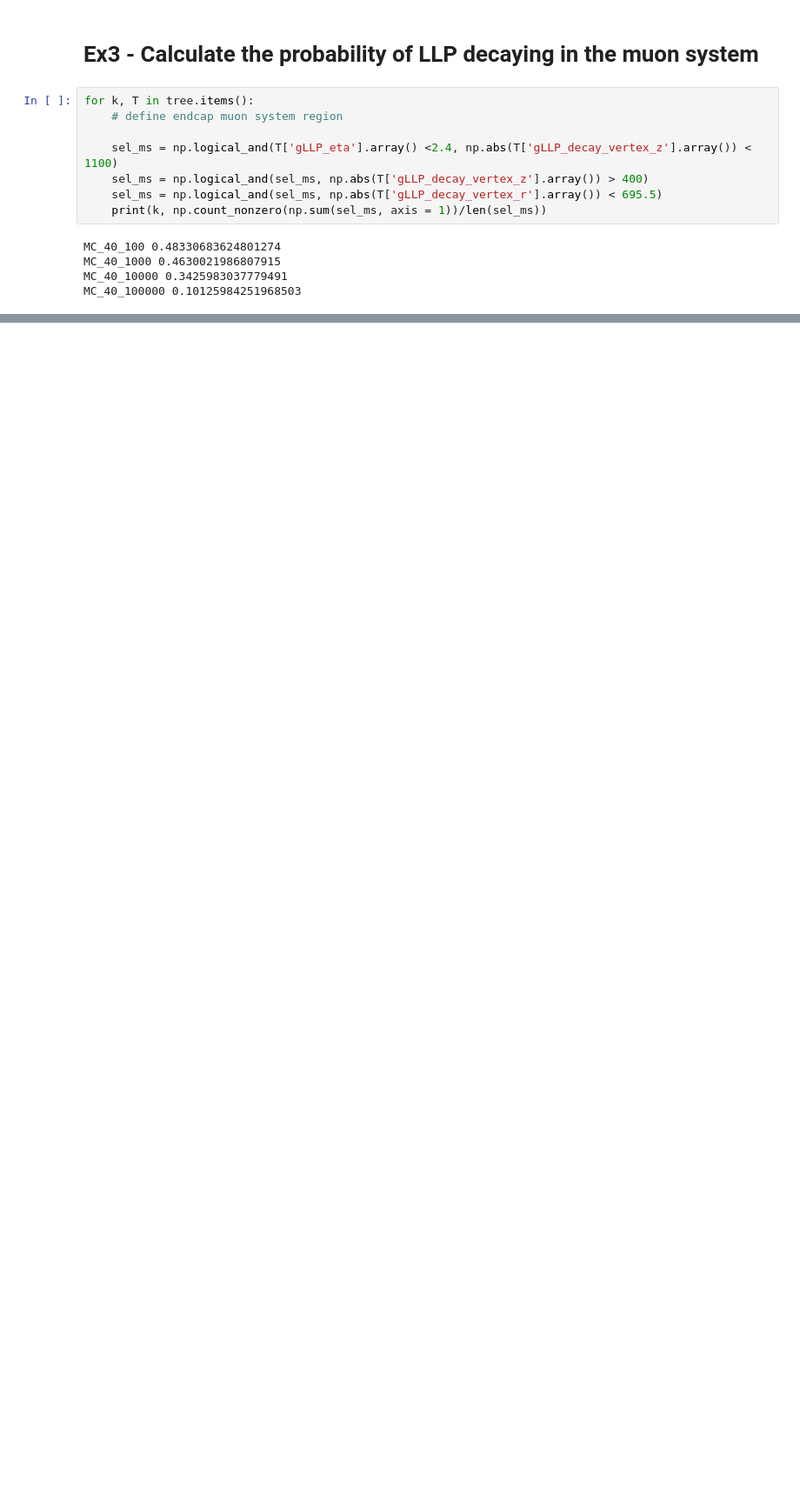
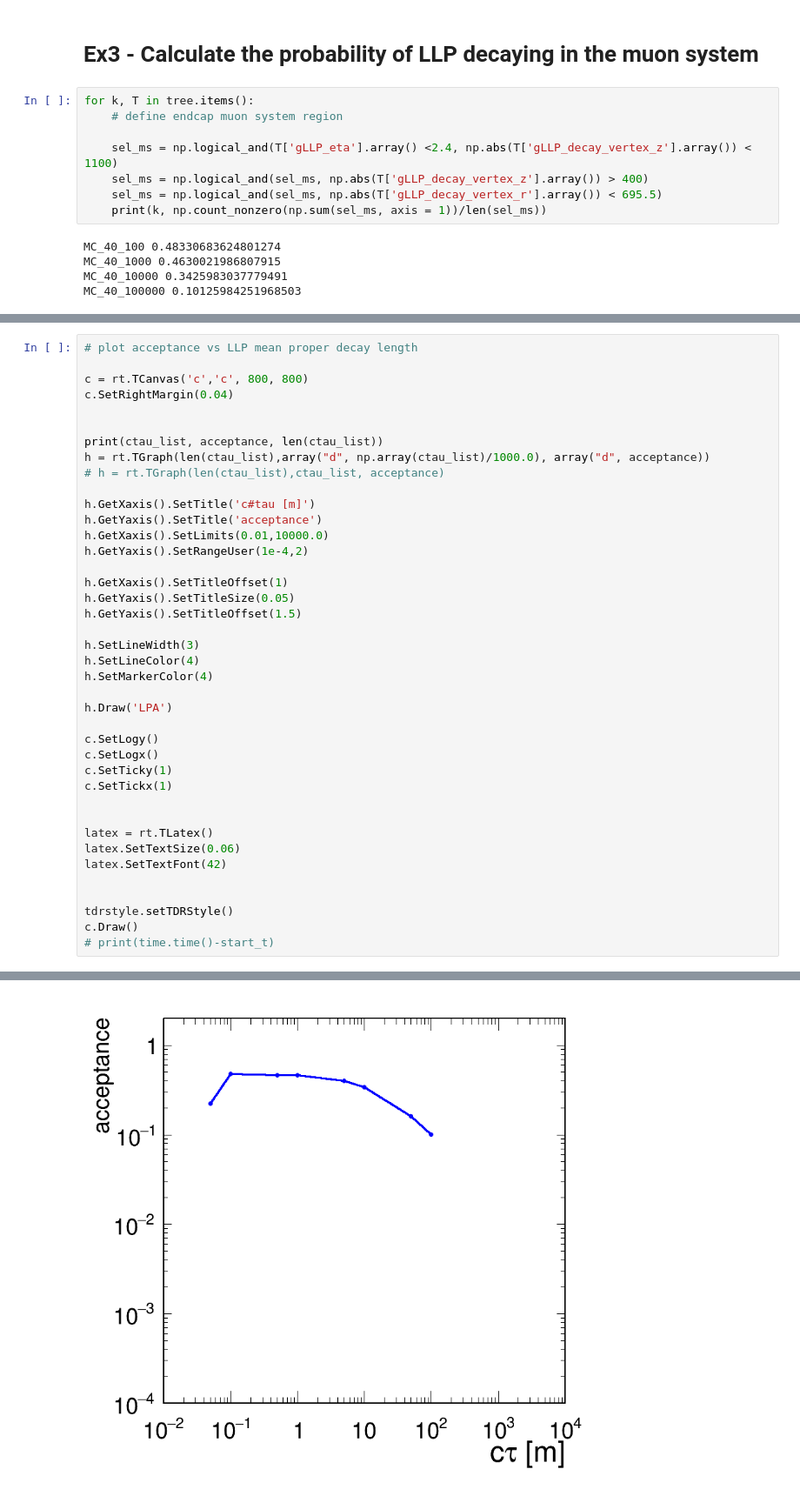
Before and after one commit to Christinaw97/MDS_CMSDAS, a Jupyter notebook: scripts/LLP_lifetimes.ipynb, the cells around one changed output, grey strips where cells are left out. Shown at 87% size. Saved outputs shown, nothing was run; the diff lists cells and outputs as text; blank space fills up the shorter version.

```diff
--- a/scripts/LLP_lifetimes.ipynb
+++ b/scripts/LLP_lifetimes.ipynb
@@ -162,0 +207,41 @@ MC_40_100000 0.10125984251968503
+# %%
+# plot acceptance vs LLP mean proper decay length
+
+c = rt.TCanvas('c','c', 800, 800)
+c.SetRightMargin(0.04)
+
+
+print(ctau_list, acceptance, len(ctau_list))
+h = rt.TGraph(len(ctau_list),array("d", np.array(ctau_list)/1000.0), array("d", acceptance))
+# h = rt.TGraph(len(ctau_list),ctau_list, acceptance)
+
+h.GetXaxis().SetTitle('c#tau [m]')
+h.GetYaxis().SetTitle('acceptance')
+h.GetXaxis().SetLimits(0.01,10000.0)
+h.GetYaxis().SetRangeUser(1e-4,2)
+
+h.GetXaxis().SetTitleOffset(1)
+h.GetYaxis().SetTitleSize(0.05)
+h.GetYaxis().SetTitleOffset(1.5)
+
+h.SetLineWidth(3)
+h.SetLineColor(4)
+h.SetMarkerColor(4)
+
+h.Draw('LPA')
+
+c.SetLogy()
+c.SetLogx()
+c.SetTicky(1)
+c.SetTickx(1)
+
+
+latex = rt.TLatex()
+latex.SetTextSize(0.06)
+latex.SetTextFont(42)
+
+
+tdrstyle.setTDRStyle()
+c.Draw()
+# print(time.time()-start_t)
+# %% [output]
@@ -162,0 +250 @@ MC_40_100000 0.10125984251968503
+[figure, added]
```
Also changed, not shown: parts of 4 cells of this notebook, 1 other file.
